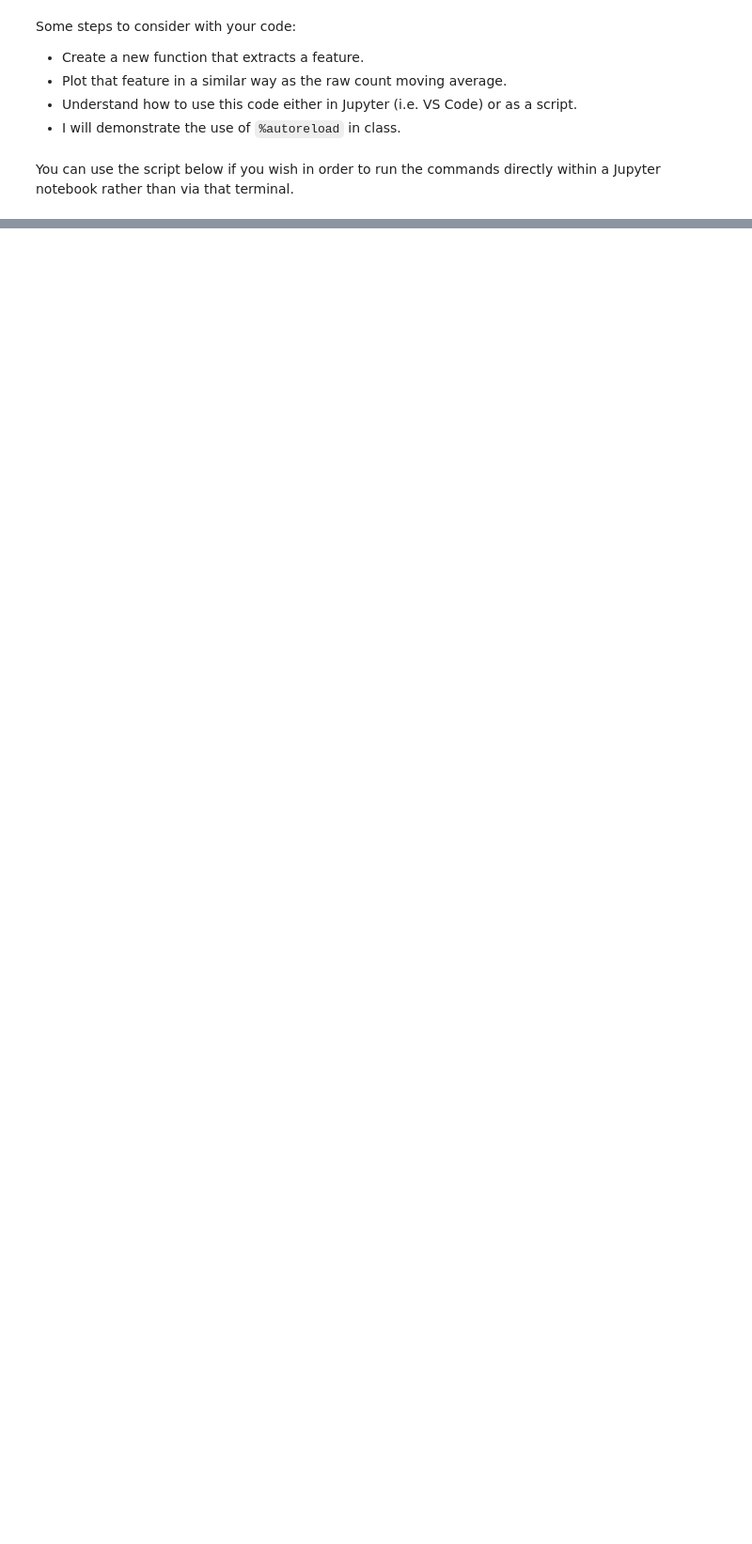
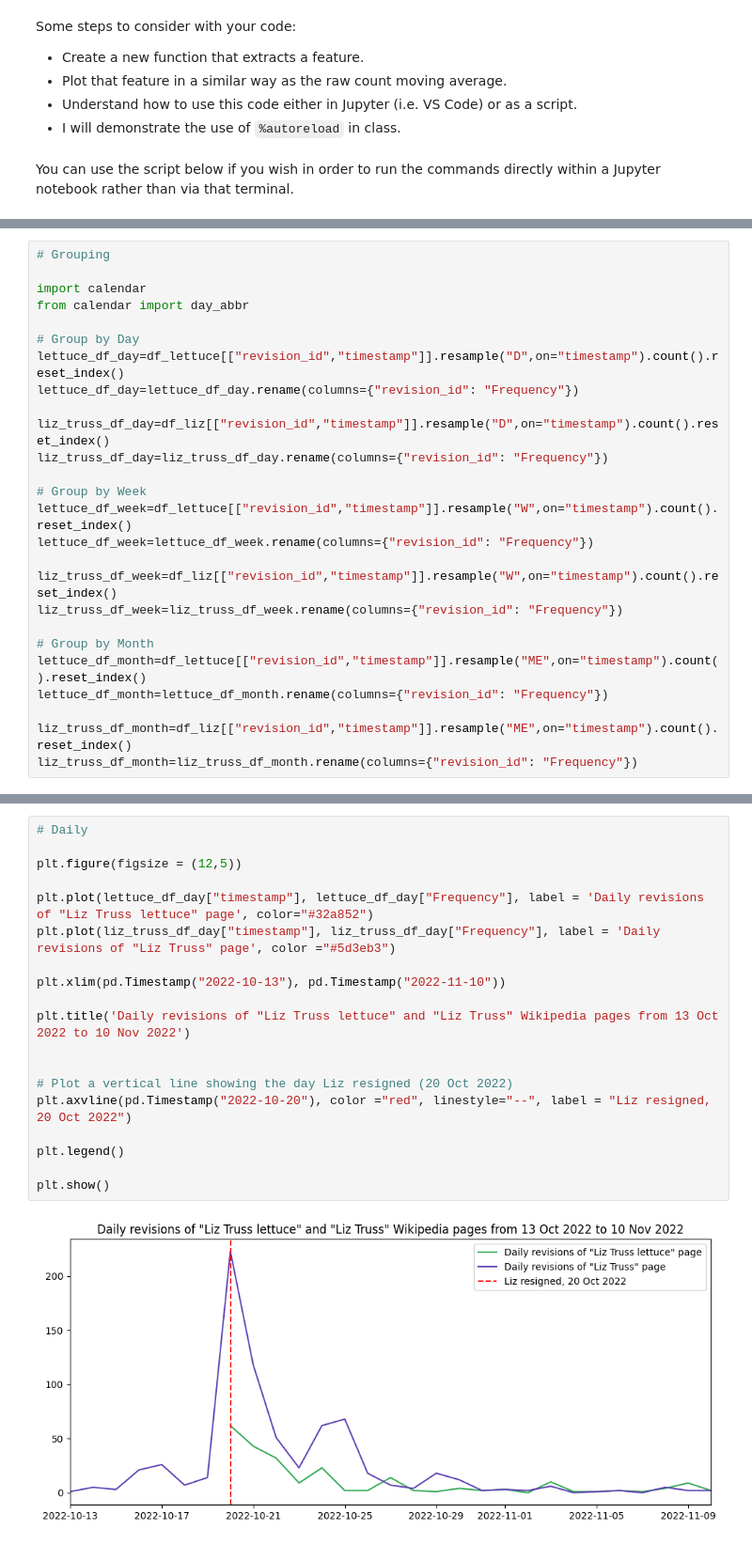
Before and after one commit to GarethPang-OII/FORKED-oii-fsds-wikipedia, a Jupyter notebook: Week02_3_Lab_Wikipedia.ipynb, the cells around one changed output, grey strips where cells are left out. Shown: that part at 94% size. Cells and saved outputs as stored; diff of their text form; blank space fills up the shorter version.

```diff
--- a/Week02_3_Lab_Wikipedia.ipynb
+++ b/Week02_3_Lab_Wikipedia.ipynb
@@ -65,0 +150,26 @@ The autoreload extension is already loaded. To reload it, use:
+# %%
+# Grouping
+
+import calendar
+from calendar import day_abbr
+
+# Group by Day
+lettuce_df_day=df_lettuce[["revision_id","timestamp"]].resample("D",on="timestamp").count().reset_index()
+lettuce_df_day=lettuce_df_day.rename(columns={"revision_id": "Frequency"})
+
+liz_truss_df_day=df_liz[["revision_id","timestamp"]].resample("D",on="timestamp").count().reset_index()
+liz_truss_df_day=liz_truss_df_day.rename(columns={"revision_id": "Frequency"})
+
+# Group by Week
+lettuce_df_week=df_lettuce[["revision_id","timestamp"]].resample("W",on="timestamp").count().reset_index()
+lettuce_df_week=lettuce_df_week.rename(columns={"revision_id": "Frequency"})
+
+liz_truss_df_week=df_liz[["revision_id","timestamp"]].resample("W",on="timestamp").count().reset_index()
+liz_truss_df_week=liz_truss_df_week.rename(columns={"revision_id": "Frequency"})
+
+# Group by Month
+lettuce_df_month=df_lettuce[["revision_id","timestamp"]].resample("ME",on="timestamp").count().reset_index()
+lettuce_df_month=lettuce_df_month.rename(columns={"revision_id": "Frequency"})
+
+liz_truss_df_month=df_liz[["revision_id","timestamp"]].resample("ME",on="timestamp").count().reset_index()
+liz_truss_df_month=liz_truss_df_month.rename(columns={"revision_id": "Frequency"})
@@ -65,0 +258,21 @@ The autoreload extension is already loaded. To reload it, use:
+# %%
+# Daily
+
+plt.figure(figsize = (12,5))
+
+plt.plot(lettuce_df_day["timestamp"], lettuce_df_day["Frequency"], label = 'Daily revisions of "Liz Truss lettuce" page', color="#32a852")
+plt.plot(liz_truss_df_day["timestamp"], liz_truss_df_day["Frequency"], label = 'Daily revisions of "Liz Truss" page', color ="#5d3eb3")
+
+plt.xlim(pd.Timestamp("2022-10-13"), pd.Timestamp("2022-11-10"))
+
+plt.title('Daily revisions of "Liz Truss lettuce" and "Liz Truss" Wikipedia pages from 13 Oct 2022 to 10 Nov 2022')
+
+
+# Plot a vertical line showing the day Liz resigned (20 Oct 2022)
+plt.axvline(pd.Timestamp("2022-10-20"), color ="red", linestyle="--", label = "Liz resigned, 20 Oct 2022")
+
+plt.legend()
+
+plt.show()
+# %% [output]
+[figure, added]
```
Also changed, not shown: parts of 33 cells of this notebook, 16 other files.
